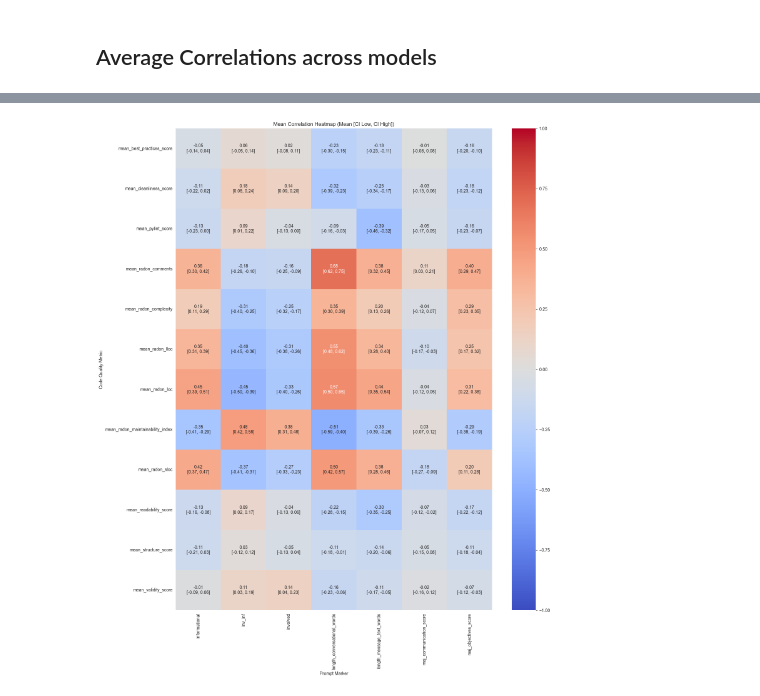
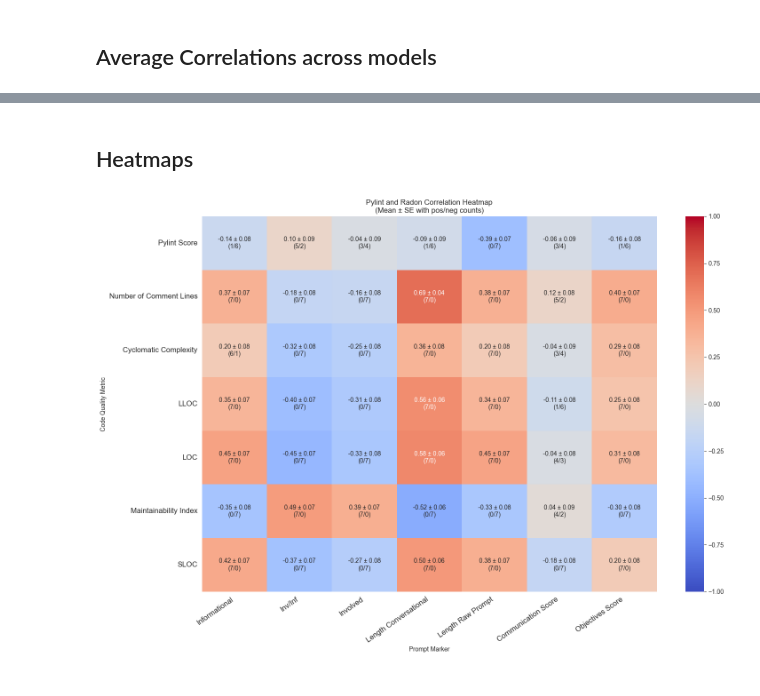
Before and after one commit to Mayaryin/GenderInfluenceInCodeGeneration, a Jupyter notebook: notebooks/code_analysis/04_Annontated_Pylint.ipynb, the cells around one changed output, grey strips where cells are left out. Drawn from its saved outputs; the diff is of its cells as text; code cells hidden in the pictures.

```diff
--- a/notebooks/code_analysis/04_Annontated_Pylint.ipynb
+++ b/notebooks/code_analysis/04_Annontated_Pylint.ipynb
@@ -359,7 +359,7 @@ for model, df_sub in agg_df.groupby("model_version"):
                 ci = pg.compute_bootci(
                     x[mask].values,
                     y[mask].values,
-                    func='pearson',
+                    func='spearman',
                     paired=True,
                     confidence=0.95,
                     n_boot=1000,
@@ -558,36 +661,65 @@ KeyError: 'code_quality_metric'
+# %% [markdown]
+## Heatmaps
 # %%
 import pandas as pd
 import seaborn as sns
 import matplotlib.pyplot as plt
 
+# Pivot for mean and SE
+heatmap_mean = df_metrics.pivot(index='code_quality_metric', columns='prompt_marker', values='mean')
+heatmap_se = df_metrics.pivot(index='code_quality_metric', columns='prompt_marker', values='se')
 
-# Pivot for each relevant value
-heatmap_mean = agg_corr_df.pivot(index='code_quality_metric', columns='prompt_marker', values='mean')
-heatmap_low = agg_corr_df.pivot(index='code_quality_metric', columns='prompt_marker', values='ci_low')
-heatmap_high = agg_corr_df.pivot(index='code_quality_metric', columns='prompt_marker', values='ci_high')
+# Pick the columns that hold the positive/negative counts
+pos_col = 'n_pos'
+neg_col = 'n_neg'
 
-# Build annotation text with mean and CI in each cell
+
+# Pivot for pos/neg counts
+heatmap_pos = df_metrics.pivot(index='code_quality_metric', columns='prompt_marker', values=pos_col)
+heatmap_neg = df_metrics.pivot(index='code_quality_metric', columns='prompt_marker', values=neg_col)
+
+# Build annotation text with mean ± SE and (pos/neg)
 annot = heatmap_mean.copy().astype(str)
 for i in heatmap_mean.index:
     for j in heatmap_mean.columns:
         m = heatmap_mean.loc[i, j]
-        lo = heatmap_low.loc[i, j]
-        hi = heatmap_high.loc[i, j]
-        annot.loc[i, j] = f"{m:.2f}\n[{lo:.2f}, {hi:.2f}]"
+        s = heatmap_se.loc[i, j]
+        p = heatmap_pos.loc[i, j]
+        n = heatmap_neg.loc[i, j]
+        if pd.isna(m) or pd.isna(s) or pd.isna(p) or pd.isna(n):
+            annot.loc[i, j] = ""
+        else:
+            annot.loc[i, j] = f"{m:.2f} ± {s:.2f}\n({int(p)}/{int(n)})"
 
 plt.figure(figsize=(len(heatmap_mean.columns)*2.2, len(heatmap_mean.index)*1.5))
-sns.heatmap(
+ax = sns.heatmap(
     heatmap_mean,
     annot=annot,
     fmt='',
     cmap="coolwarm",
     vmin=-1, vmax=1,
     annot_kws={"size": 10}
 )
-plt.title("Mean Correlation Heatmap (Mean [CI Low, CI High])")
+ax.tick_params(axis='x', labelsize=12)
+ax.tick_params(axis='y', labelsize=12)
+
+x_rotation = 35              # rotate x tick labels
+y_rotation = 0               # rotate y tick labels
+x_ha = "right"               # horizontal alignment for x labels: 'left'|'center'|'right'
+y_ha = "right"
+
+
+x_labels = ["Informational", "Inv/Inf", "Involved", "Length Conversational", "Length Raw Prompt", "Communication Score", "Objectives Score"]
+y_labels = ["Pylint Score", "Number of Comment Lines", "Cyclomatic Complexity", "LLOC", "LOC", "Maintainability Index", "SLOC"]
+
+ax.set_xticklabels(x_labels, rotation=x_rotation, ha=x_ha)
+ax.set_yticklabels(y_labels, rotation=y_rotation, ha=y_ha)
+
+
+plt.title("Pylint and Radon Correlation Heatmap\n(Mean ± SE with pos/neg counts)")
 plt.ylabel("Code Quality Metric")
 plt.xlabel("Prompt Marker")
 plt.tight_layout()
 plt.show()
 # %% [output]
-[figure, old version]
+[figure, new version]
```
Also changed, not shown: parts of 10 cells of this notebook, 7 other files.
